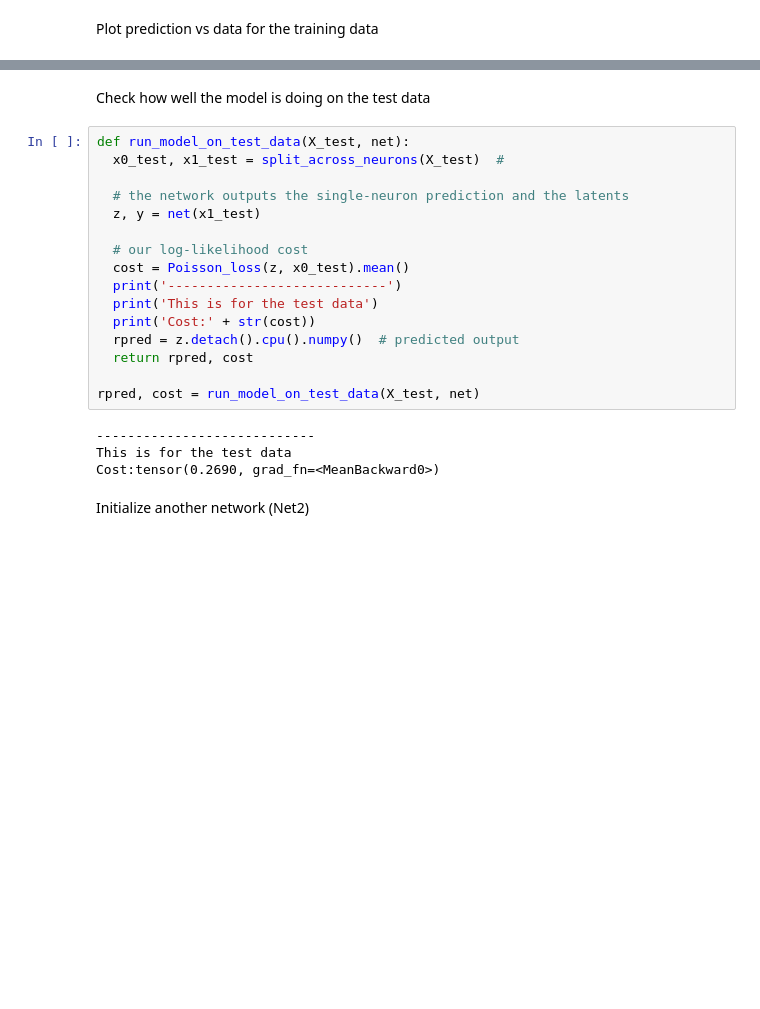
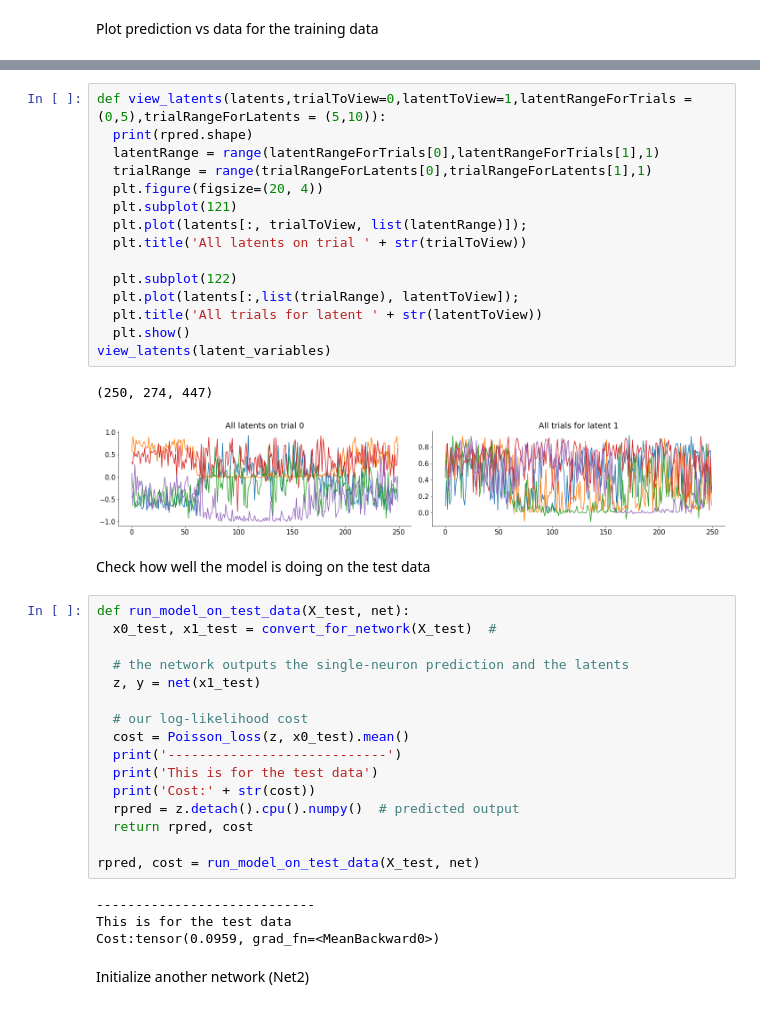
Before and after one commit to klaragerlei/GoatsOfAllTime, a Jupyter notebook: klara_RNN.ipynb, the cells around one changed output, grey strips where cells are left out. Cells and saved outputs as stored; diff of their text form; blank space fills up the shorter version.

```diff
--- a/klara_RNN.ipynb
+++ b/klara_RNN.ipynb
@@ -450,8 +433,26 @@ plot_prediction_vs_data(rpred, x0, neuron_id=29, trial_id=1)
+# %%
+def view_latents(latents,trialToView=0,latentToView=1,latentRangeForTrials = (0,5),trialRangeForLatents = (5,10)):
+  print(rpred.shape)
+  latentRange = range(latentRangeForTrials[0],latentRangeForTrials[1],1)
+  trialRange = range(trialRangeForLatents[0],trialRangeForLatents[1],1)
+  plt.figure(figsize=(20, 4))
+  plt.subplot(121)
+  plt.plot(latents[:, trialToView, list(latentRange)]);
+  plt.title('All latents on trial ' + str(trialToView))
+
+  plt.subplot(122)
+  plt.plot(latents[:,list(trialRange), latentToView]);
+  plt.title('All trials for latent ' + str(latentToView))
+  plt.show()
+view_latents(latent_variables)
+# %% [output]
+(250, 274, 447)
+[figure, added]
 # %% [markdown]
 Check how well the model is doing on the test data
 # %%
 def run_model_on_test_data(X_test, net):
-  x0_test, x1_test = split_across_neurons(X_test)  #
+  x0_test, x1_test = convert_for_network(X_test)  #
 
   # the network outputs the single-neuron prediction and the latents
   z, y = net(x1_test)
@@ -468,7 +469,7 @@ rpred, cost = run_model_on_test_data(X_test, net)
 # %% [output]
 ----------------------------
 This is for the test data
-Cost:tensor(0.2690, grad_fn=<MeanBackward0>)
+Cost:tensor(0.0959, grad_fn=<MeanBackward0>)
 # %% [markdown]
 Initialize another network (Net2)
 # %%
```
Also changed, not shown: parts of 18 cells of this notebook.
